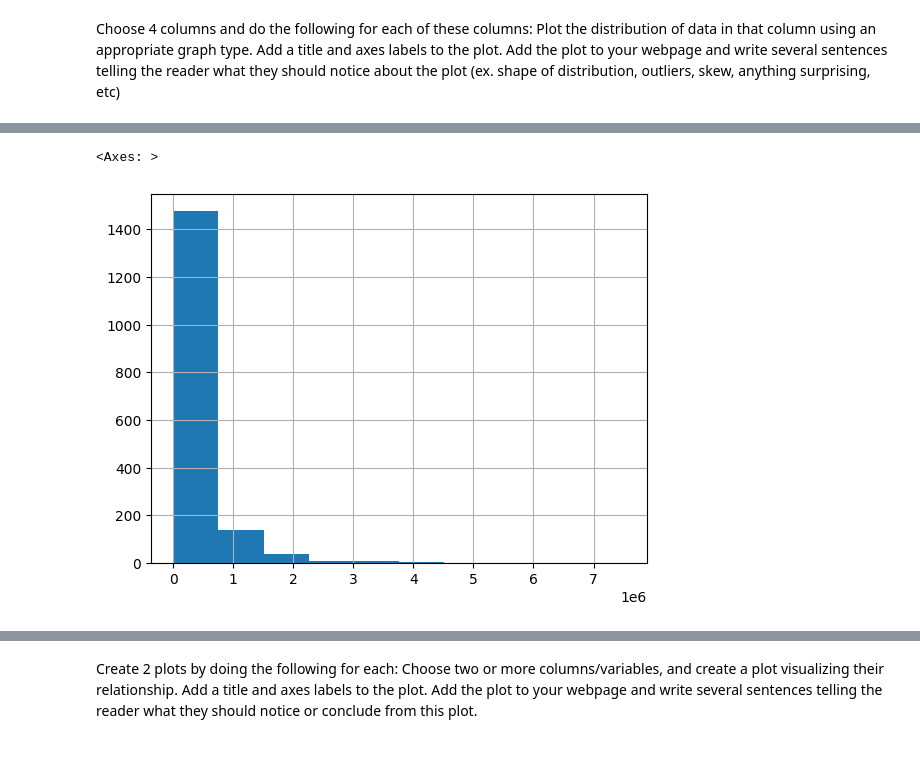
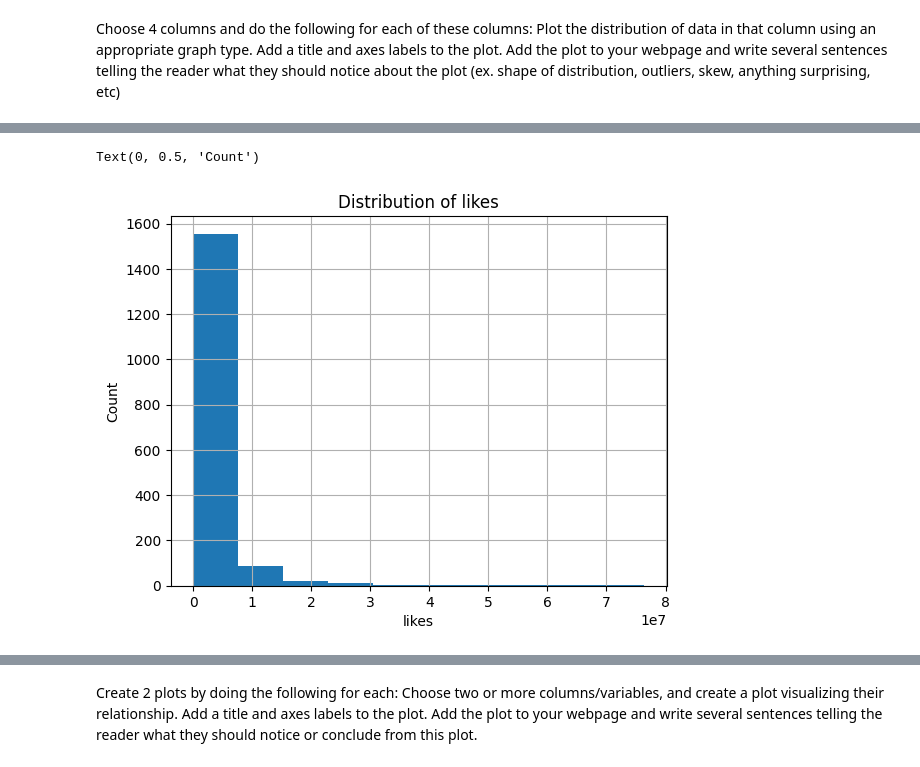
Before and after one commit to xhesikam/WebtoonDataProject, a Jupyter notebook: Project.ipynb, the cells around one changed output, grey strips where cells are left out. Drawn from its saved outputs; the diff is of its cells as text; code cells hidden in the pictures.

```diff
--- a/Project.ipynb
+++ b/Project.ipynb
@@ -42,5 +117,8 @@ df["likes"].hist()
-# %%
-df["subscribers"].hist()
-# %% [output]
-<Axes: >
-[figure, removed]
+# %%
+df["likes"].hist()
+plt.title('Distribution of likes')
+plt.xlabel('likes')
+plt.ylabel('Count')
+# %% [output]
+Text(0, 0.5, 'Count')
+[figure, added]
```
Also changed, not shown: parts of 14 cells of this notebook.
